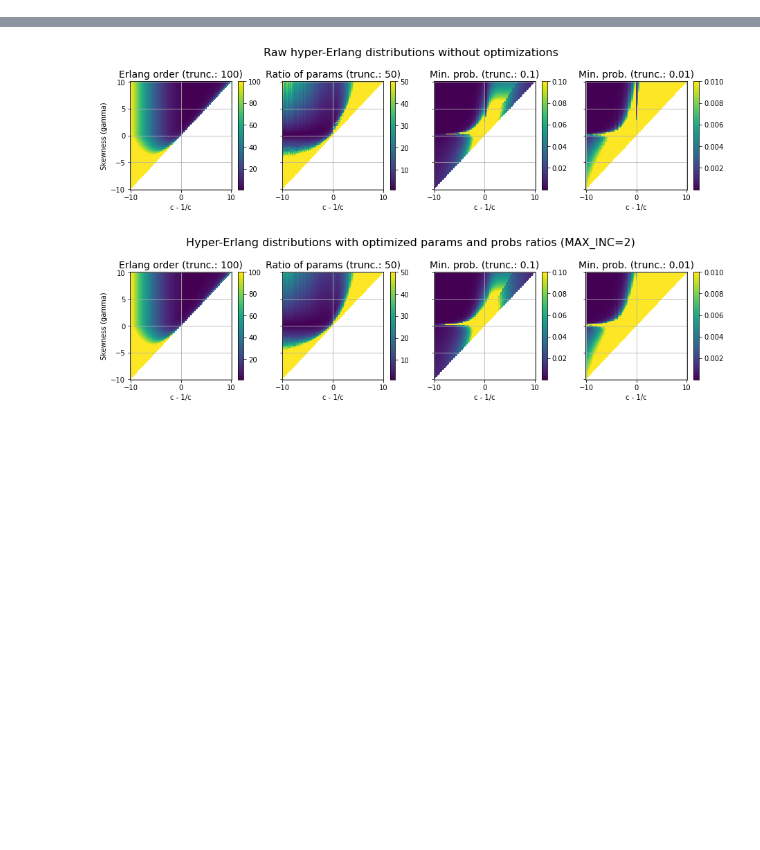
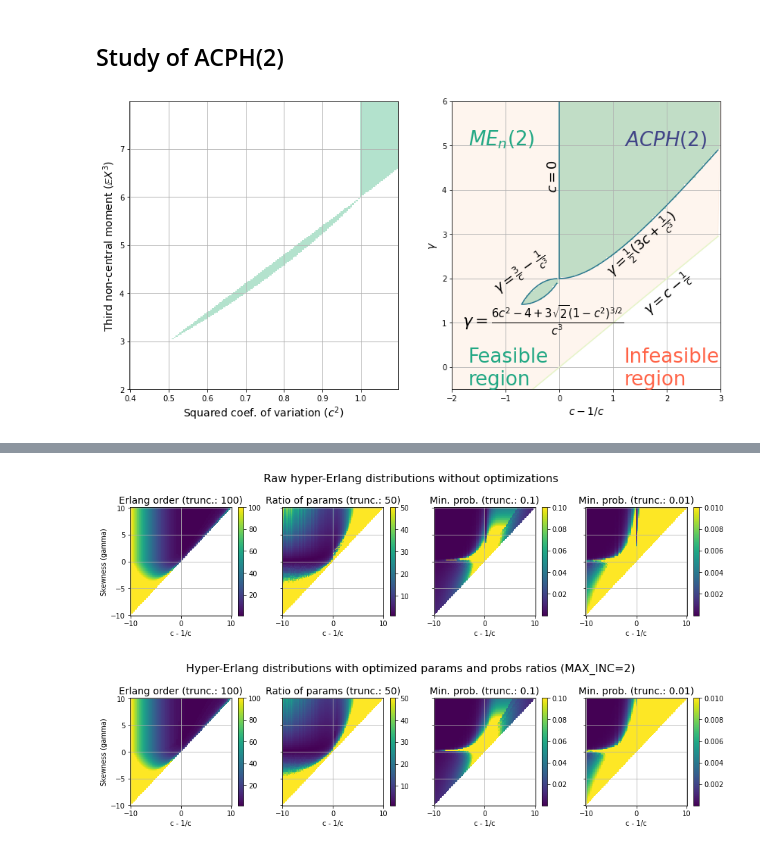
Before and after one commit to ipu69/pyqumo_old, a Jupyter notebook: experiments/2. PH Fitting Algorithms.ipynb, the cells around one changed output, grey strips where cells are left out. Saved outputs shown, nothing was run; the diff lists cells and outputs as text; code cells hidden in the pictures; blank space fills up the shorter version.

```diff
--- a/experiments/2. PH Fitting Algorithms.ipynb
+++ b/experiments/2. PH Fitting Algorithms.ipynb
@@ -36,3 +26,5 @@ CV = np.asarray([x2cv(x) for x in X])
 PLANE_SHAPE = (GRID_SIZE, GRID_SIZE)
 COORDS = list(product(range(GRID_SIZE), range(GRID_SIZE)))
 MEAN = 1.0
+# %% [markdown]
+## Study of ACPH(2)
@@ -38,0 +38,27 @@ MEAN = 1.0
+# %%
+from pyqumo.fitting.acph2 import get_acph2_m2_min, get_acph2_m3_bounds
+
+BG_CMAP = plt.get_cmap('Pastel2')
+FG_CMAP = plt.get_cmap('viridis')
+
+def plot_acph2_boundary_in_cv2_m3_plane(ax, mean=1, step=0.002):
+    X = np.arange(0.4, 1.1, step)  # C^2
+    Y = np.arange(2, 8, step)      # M3
+    F = np.zeros((len(Y), len(X)))
+
+    m2_min = get_acph2_m2_min(mean)
+
+    for i, cv2 in enumerate(X):
+        m2 = get_noncentral_m2(mean, cv2**.5)
+        if m2 < m2_min:
+            for j in range(len(Y)):
+                F[j, i] = np.nan
+            continue
+        min_m3, max_m3 = get_acph2_m3_bounds(mean, m2)
+        for j, m3 in enumerate(Y):
+            F[j, i] = 1 if min_m3 <= m3 <= max_m3 else np.nan
+
+    ax.pcolormesh(X, Y, F, cmap=BG_CMAP)
+    ax.grid()
+    ax.set_xlabel(r'Squared coef. of variation ($c^2$)', fontsize=14)
+    ax.set_ylabel(r'Third non-central moment ($\mathbb{E}X^3$)', fontsize=14)
@@ -38,0 +134,11 @@ MEAN = 1.0
+# %%
+fig, axes = plt.subplots(figsize=(14, 7), nrows=1, ncols=2)
+plot_acph2_boundary_in_cv2_m3_plane(ax=axes[0], step=0.005)
+plot_acph2_boundary_in_normal_plane(ax=axes[1], step=0.05)
+# ACPH_CV_ = np.asarray([x2cv(x) for x in ACPH_X])
+# X_ = np.asarray([ACPH_X[i] for i in range(len(ACPH_CV_)) if ACPH_CV_[i] <= 1])
+#
+# G2 =
+# axes[1].plot(X_, G1)
+# %% [output]
+[figure, added]
```
Also changed, not shown: parts of 5 cells of this notebook, 16 other files.
